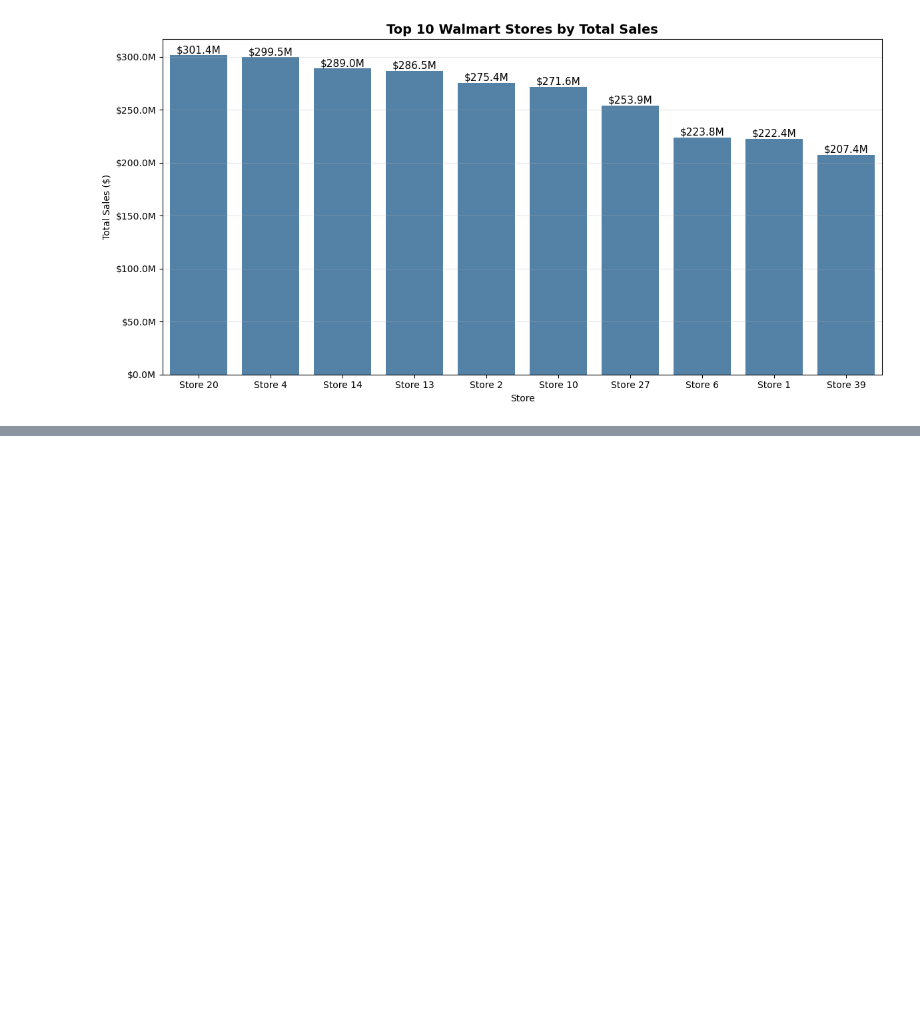
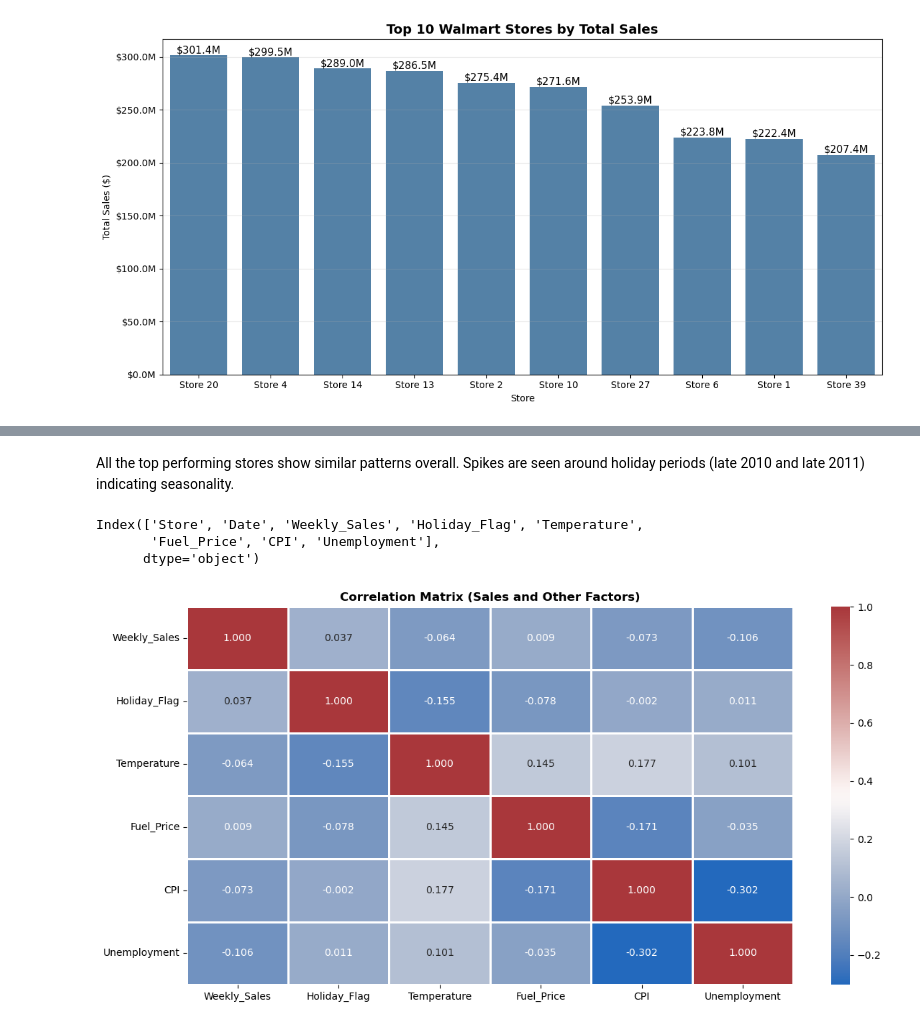
Before and after one commit to junaidazhar42/Walmart-Weekly-Sales-Forecasting-ARIMA-Prophet, a Jupyter notebook: main.ipynb, the cells around one changed output, grey strips where cells are left out. Saved outputs shown, nothing was run; the diff lists cells and outputs as text; code cells hidden in the pictures; blank space fills up the shorter version.

```diff
--- a/main.ipynb
+++ b/main.ipynb
@@ -208,0 +233,29 @@ plt.show()
+# %% [markdown]
+All the top performing stores show similar patterns overall.
+Spikes are seen around holiday periods (late 2010 and late 2011) indicating seasonality.
+# %%
+df.columns
+# %% [output]
+Index(['Store', 'Date', 'Weekly_Sales', 'Holiday_Flag', 'Temperature',
+       'Fuel_Price', 'CPI', 'Unemployment'],
+      dtype='object')
+# %%
+# Correlation Analysis (Impact of different features on Weekly_Sales)
+
+corr_cols = ['Weekly_Sales', 'Holiday_Flag', 'Temperature', 'Fuel_Price', 'CPI', 'Unemployment']
+corr_matrix = df[corr_cols].corr()
+
+plt.figure(figsize = (12, 6))
+sns.heatmap(
+    corr_matrix,
+    annot = True,
+    fmt = '.3f',
+    cmap = 'vlag',
+    linewidths = 1,
+)
+
+plt.title("Correlation Matrix (Sales and Other Factors)", fontweight = 'bold')
+plt.tight_layout()
+plt.show()
+# %% [output]
+[figure, added]
```
Also changed, not shown: parts of 8 cells of this notebook.
